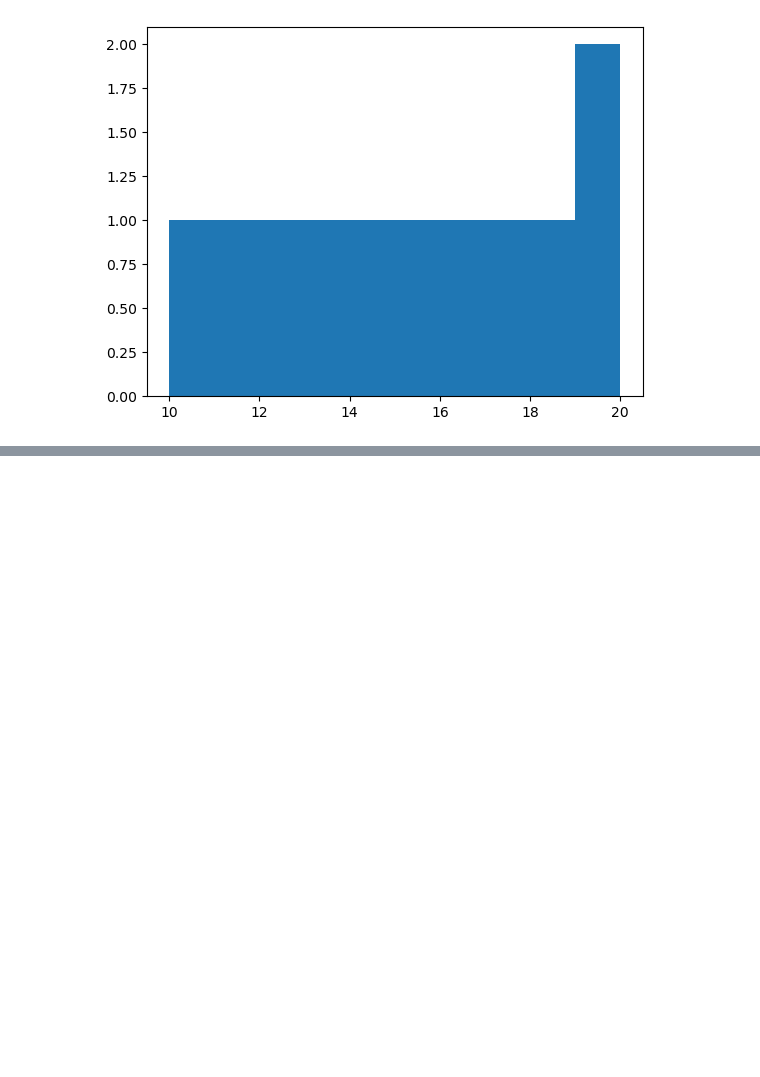
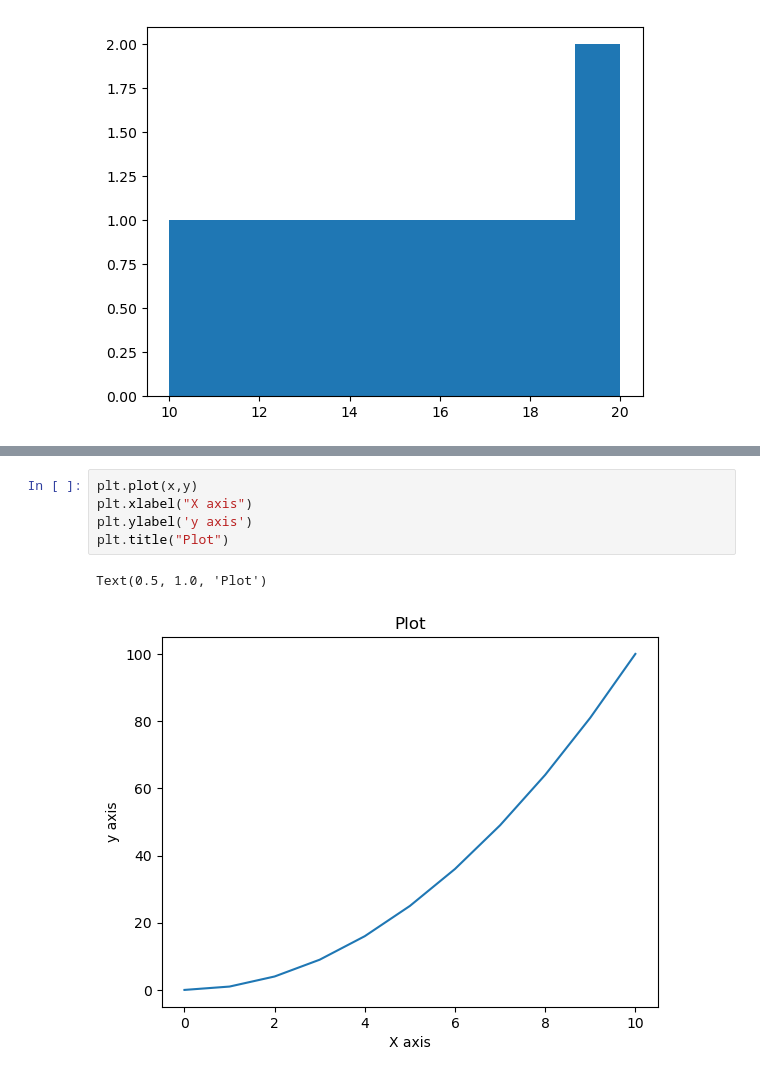
Before and after one commit to Aditya-Poddar/machineLearning, a Jupyter notebook: 06.Matplotlib.ipynb, the cells around one changed output, grey strips where cells are left out. Cells and saved outputs as stored; diff of their text form; blank space fills up the shorter version.

```diff
--- a/06.Matplotlib.ipynb
+++ b/06.Matplotlib.ipynb
@@ -67,0 +77,8 @@ plt.hist(y)
+# %%
+plt.plot(x,y)
+plt.xlabel("X axis")
+plt.ylabel('y axis')
+plt.title("Plot")
+# %% [output]
+Text(0.5, 1.0, 'Plot')
+[figure, added]
```
Also changed, not shown: parts of 20 cells of this notebook, 9 other files.
